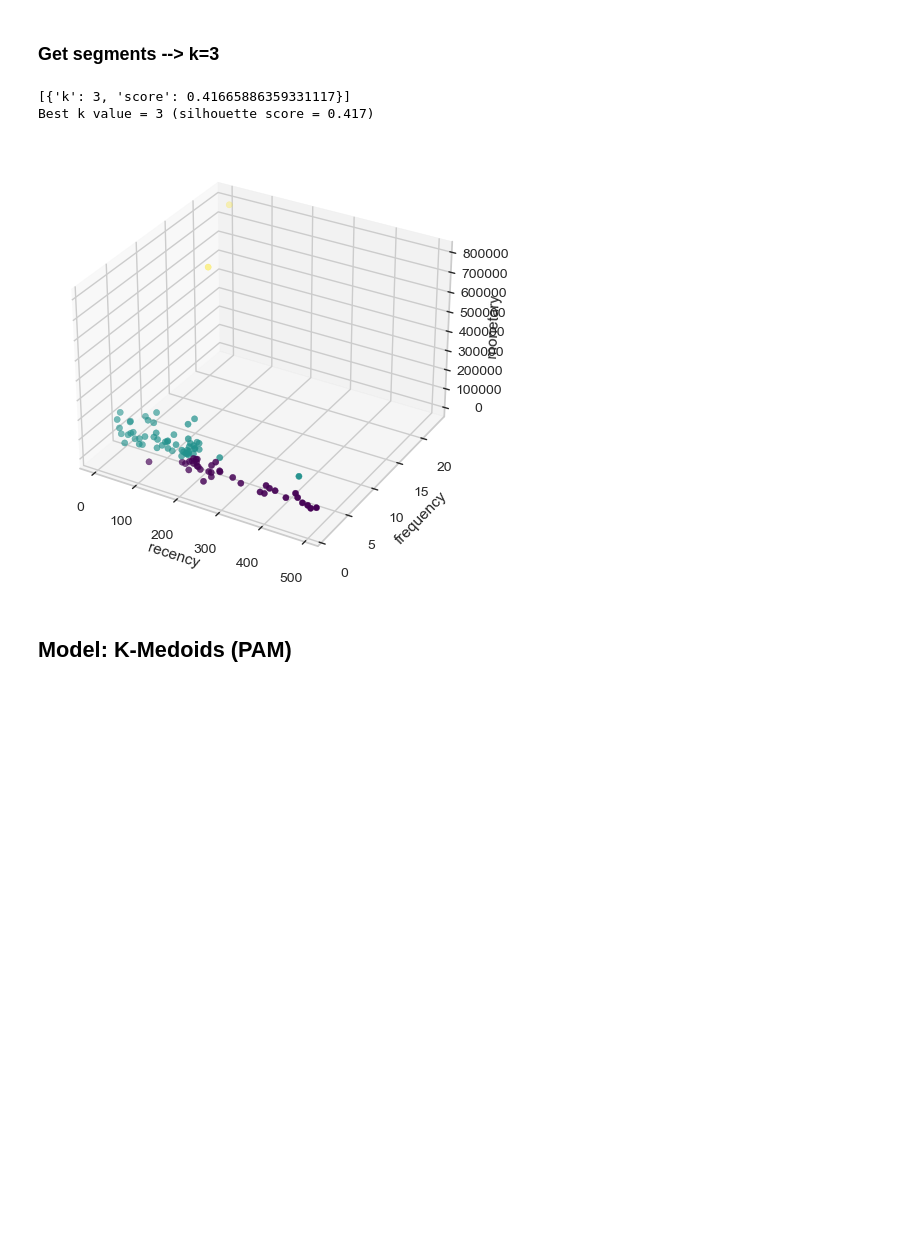
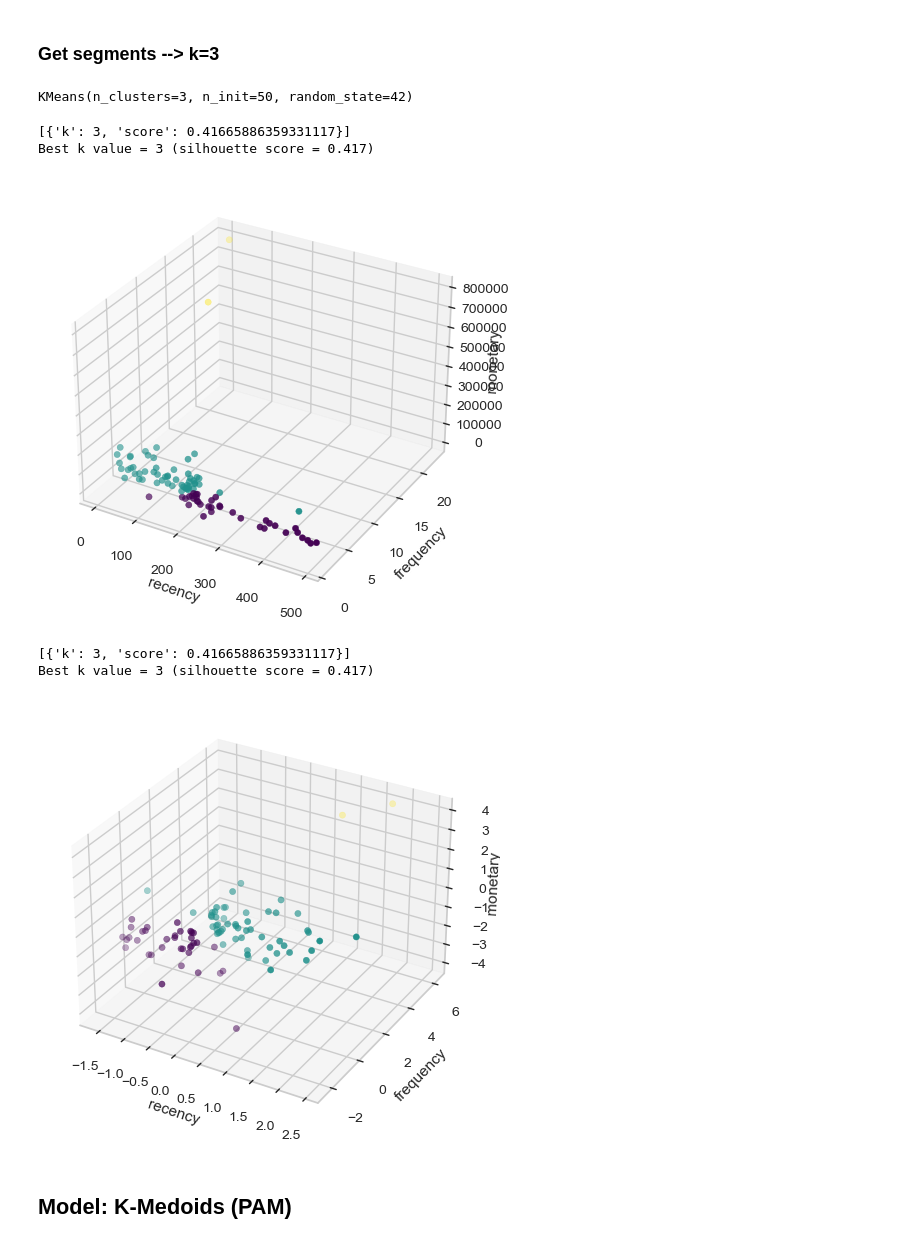
Before and after one commit to brianna-mitri/vehicle-sales-analysis, a Jupyter notebook: analysis/rfm_modeling.ipynb, the cells around one changed output. Drawn from its saved outputs; the diff is of its cells as text; code cells hidden in the pictures; blank space fills up the shorter version.

Commit message:
Added 3d box plot comparisons for pam vs k means models and updated 3d plot function to return plot

```diff
--- a/analysis/rfm_modeling.ipynb
+++ b/analysis/rfm_modeling.ipynb
@@ -948,6 +948,7 @@ def get_3d_plot(
     ax.zaxis.labelpad=-0.7
 
     plt.show()
+    return fig
 # %% [markdown]
 ### get k means segments
 # %%
@@ -1129,19 +1130,30 @@ Elbow at k = 3 with score = 103.48672228072019
 # %% [markdown]
 ### Get segments --> k=3
 # %%
-# select best k
-k_options = [3]
+# select best k means model
+best_km_model = k_means_model.set_params(n_clusters=3)
+display(best_km_model)
 
 # get segments for silhouette k = 3
-k_means_df = get_k_segments(
+km_df = get_k_segments(
     model=k_means_model,
     scaled_data=scaled_rfm_df, og_data=rfm_df,
-    k_values=k_options, metric='silhouette'
+    k_values=[best_km_model.n_clusters], metric='silhouette'
 )[0]
+
+km_3d_plot = get_k_segments(
+    model=k_means_model,
+    scaled_data=scaled_rfm_df,
+    k_values=[best_km_model.n_clusters], metric='silhouette'
+)[1]
 # %% [output]
-[{'k': 3, 'score': 0.41665886359331117}]
-Best k value = 3 (silhouette score = 0.417)
+KMeans(n_clusters=3, n_init=50, random_state=42)
+[{'k': 3, 'score': 0.41665886359331117}]
+Best k value = 3 (silhouette score = 0.417)
 [figure]
+[{'k': 3, 'score': 0.41665886359331117}]
+Best k value = 3 (silhouette score = 0.417)
+[figure, added]
 # %% [markdown]
 ## Model: K-Medoids (PAM)
 # %% [markdown]
```
Also changed, not shown: parts of 9 cells of this notebook.
